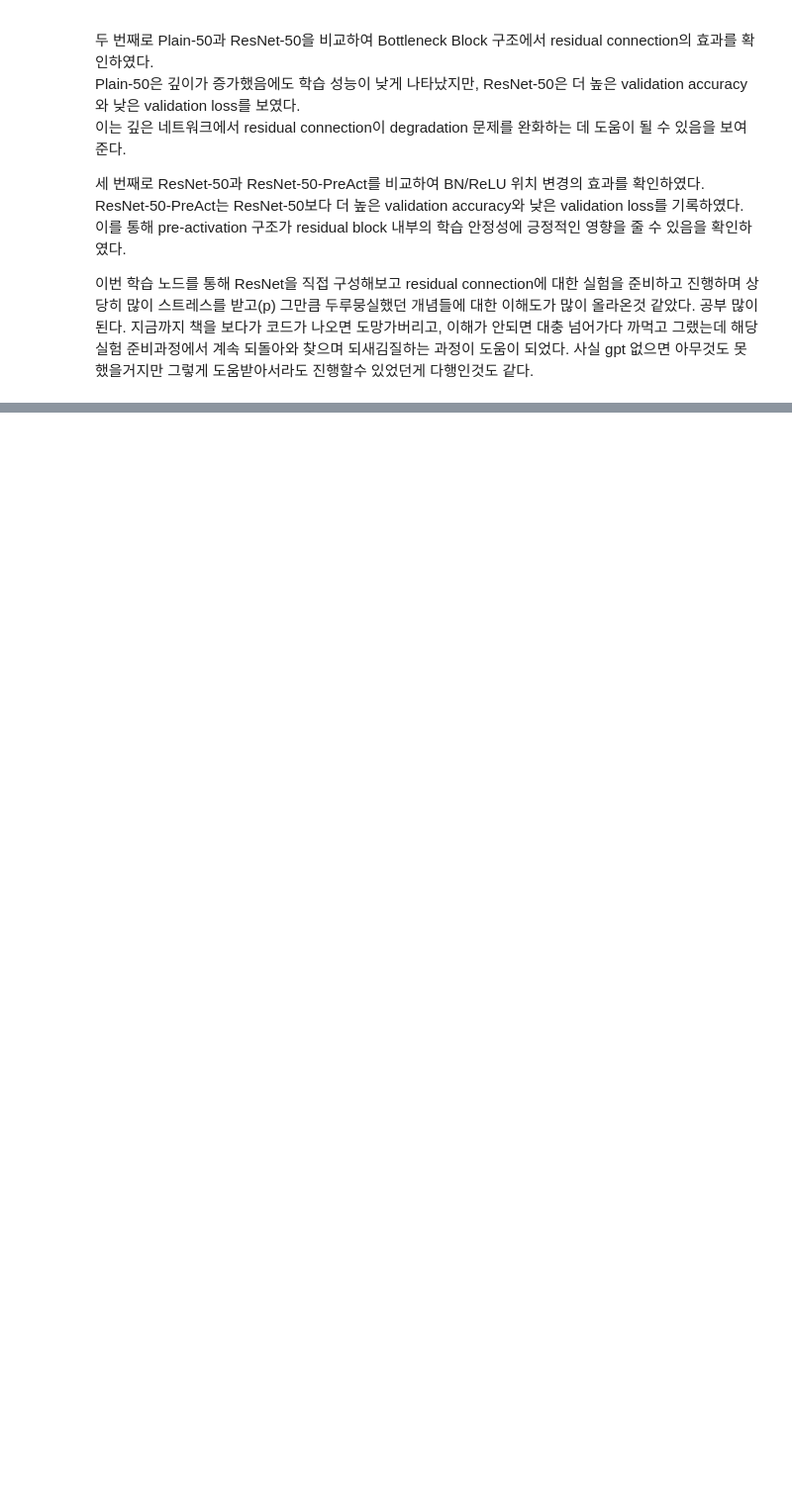
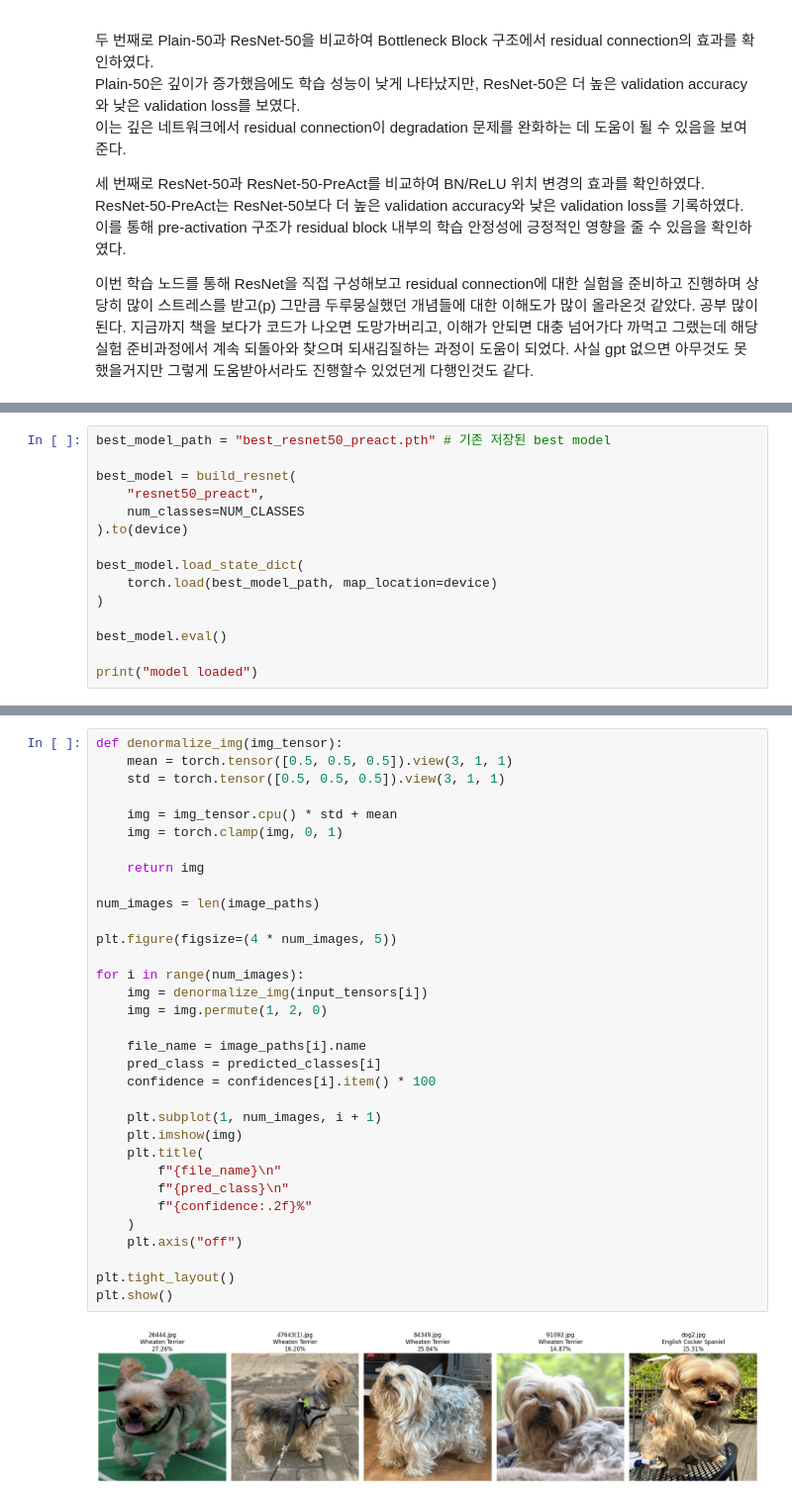
Before and after one commit to grandmeadow/AIFFEL_quest_rs, a Jupyter notebook: Exploration/Ex02/quest.ipynb, the cells around one changed output, grey strips where cells are left out. Shown at 99% size. Saved outputs shown, nothing was run; the diff lists cells and outputs as text; blank space fills up the shorter version.

```diff
--- a/Exploration/Ex02/quest.ipynb
+++ b/Exploration/Ex02/quest.ipynb
@@ -1533,0 +1808,15 @@ ResNet-50-PreAct는 ResNet-50보다 더 높은 validation accuracy와 낮은 val
+# %%
+best_model_path = "best_resnet50_preact.pth" # 기존 저장된 best model
+
+best_model = build_resnet(
+    "resnet50_preact",
+    num_classes=NUM_CLASSES
+).to(device)
+
+best_model.load_state_dict(
+    torch.load(best_model_path, map_location=device)
+)
+
+best_model.eval()
+
+print("model loaded")
@@ -1533,0 +1904,35 @@ ResNet-50-PreAct는 ResNet-50보다 더 높은 validation accuracy와 낮은 val
+# %%
+def denormalize_img(img_tensor):
+    mean = torch.tensor([0.5, 0.5, 0.5]).view(3, 1, 1)
+    std = torch.tensor([0.5, 0.5, 0.5]).view(3, 1, 1)
+
+    img = img_tensor.cpu() * std + mean
+    img = torch.clamp(img, 0, 1)
+
+    return img
+
+num_images = len(image_paths)
+
+plt.figure(figsize=(4 * num_images, 5))
+
+for i in range(num_images):
+    img = denormalize_img(input_tensors[i])
+    img = img.permute(1, 2, 0)
+
+    file_name = image_paths[i].name
+    pred_class = predicted_classes[i]
+    confidence = confidences[i].item() * 100
+
+    plt.subplot(1, num_images, i + 1)
+    plt.imshow(img)
+    plt.title(
+        f"{file_name}\n"
+        f"{pred_class}\n"
+        f"{confidence:.2f}%"
+    )
+    plt.axis("off")
+
+plt.tight_layout()
+plt.show()
+# %% [output]
+[figure, added]
```
Also changed, not shown: parts of 24 cells of this notebook, 13 other files.
